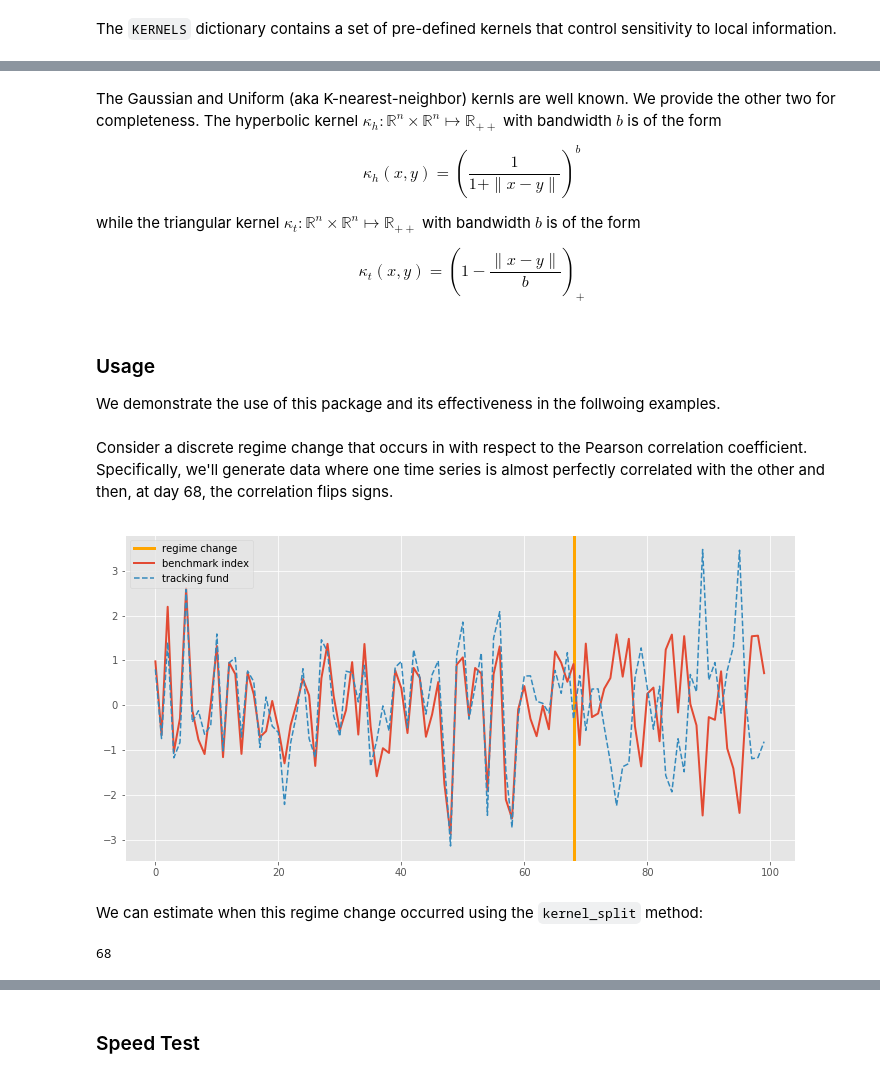
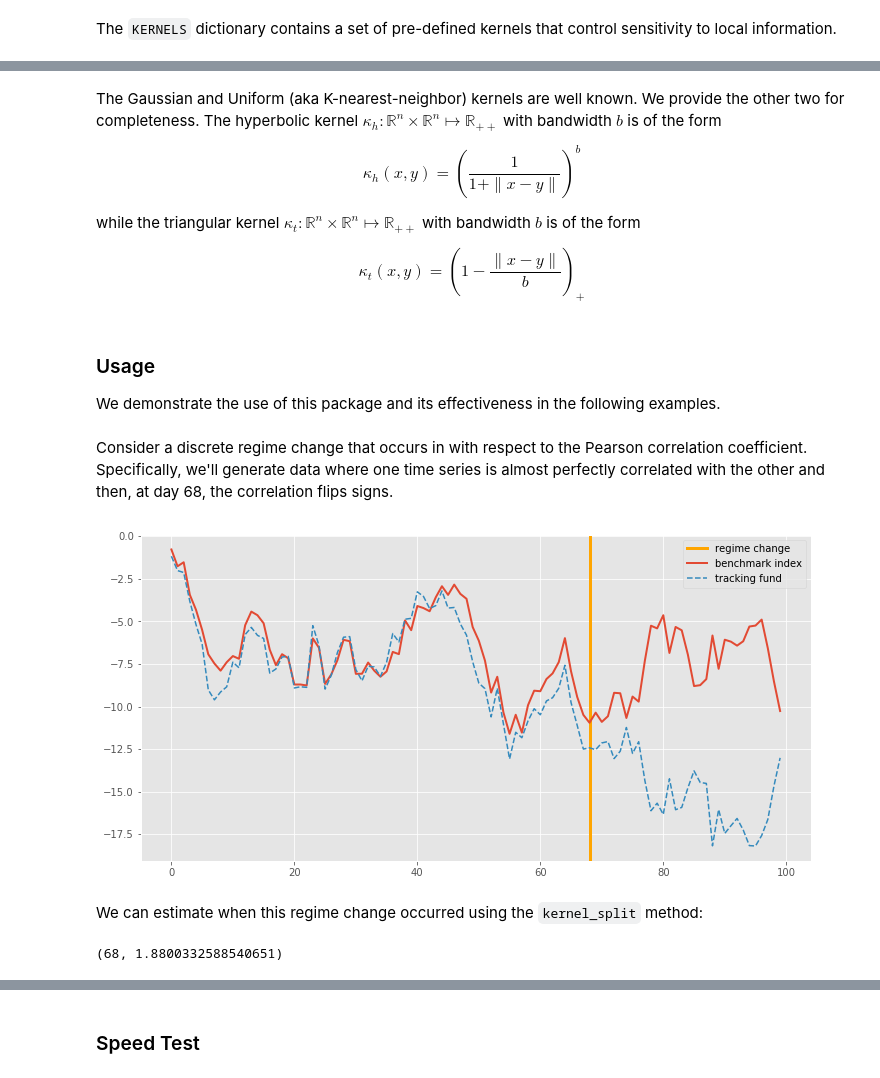
Before and after one commit to mustafaseisa/regimechange, a Jupyter notebook: readme.ipynb, the cells around one changed output, grey strips where cells are left out. Drawn from its saved outputs; the diff is of its cells as text; code cells hidden in the pictures.

```diff
--- a/readme.ipynb
+++ b/readme.ipynb
@@ -38,5 +20,5 @@ Pre-defined kernels include: triangular, hyperbolic, gaussian, uniform.
 # %% [markdown]
-The Gaussian and Uniform (aka K-nearest-neighbor) kernls are well known. We provide the other two for completeness. The hyperbolic kernel $\kappa_h:\mathbb{R}^n\times\mathbb{R}^n \mapsto \mathbb{R}_{++}$ with bandwidth $b$ is of the form
+The Gaussian and Uniform (aka K-nearest-neighbor) kernels are well known. We provide the other two for completeness. The hyperbolic kernel $\kappa_h:\mathbb{R}^n\times\mathbb{R}^n \mapsto \mathbb{R}_{++}$ with bandwidth $b$ is of the form
 
 $$\kappa_h(x, y) = \left(\frac{1}{1 + \|x - y\|}\right)^{b}$$
 
@@ -46,7 +28,7 @@ $$\kappa_t(x, y) = \left(1 - \frac{\|x - y\|}{b} \right)_+$$
 # %% [markdown]
 ### Usage
 
-We demonstrate the use of this package and its effectiveness in the follwoing examples.
+We demonstrate the use of this package and its effectiveness in the following examples.
 # %%
 from matplotlib import pyplot as plt
 import regimechange as rg
@@ -59,16 +41,16 @@ Consider a discrete regime change that occurs in with respect to the Pearson cor
 # %%
 benchmark = np.random.normal(size=(100,1)) # some benchmark index
 tracking = benchmark.copy() + .5*np.random.normal(size=(100,1)) # fund tracking benchmark
 tracking[68:] = -1*tracking[68:] # flip relationship at day 68
 
 plt.figure(figsize=(12, 6))
 plt.axvline(x=68, color = 'orange', label='regime change', linewidth=3)
-plt.plot(benchmark, label='benchmark index', linewidth=2)
-plt.plot(tracking, label='tracking fund', linestyle='--')
+plt.plot(np.cumsum(benchmark), label='benchmark index', linewidth=2)
+plt.plot(np.cumsum(tracking), label='tracking fund', linestyle='--')
 plt.legend()
 plt.show()
 # %% [output]
-[figure, old version]
+[figure, new version]
 # %% [markdown]
 We can estimate when this regime change occurred using the `kernel_split` method:
 # %%
@@ -76,11 +58,11 @@ data = np.hstack((benchmark, tracking))
 rg.kernel_split(
     time_series=data,
     metric=rg.METRICS['correlation'],
-    kernel=rg.KERNELS['gaussian'],
-    bandwidth=20,
-    pad=10
+    kernel=rg.KERNELS['uniform'],
+    bandwidth=25,
+    pad=1
 )
 
 # 68
 # %% [output]
-68
+(68, 1.8800332588540651)
```
Also changed, not shown: parts of 16 cells of this notebook, 3 other files.
